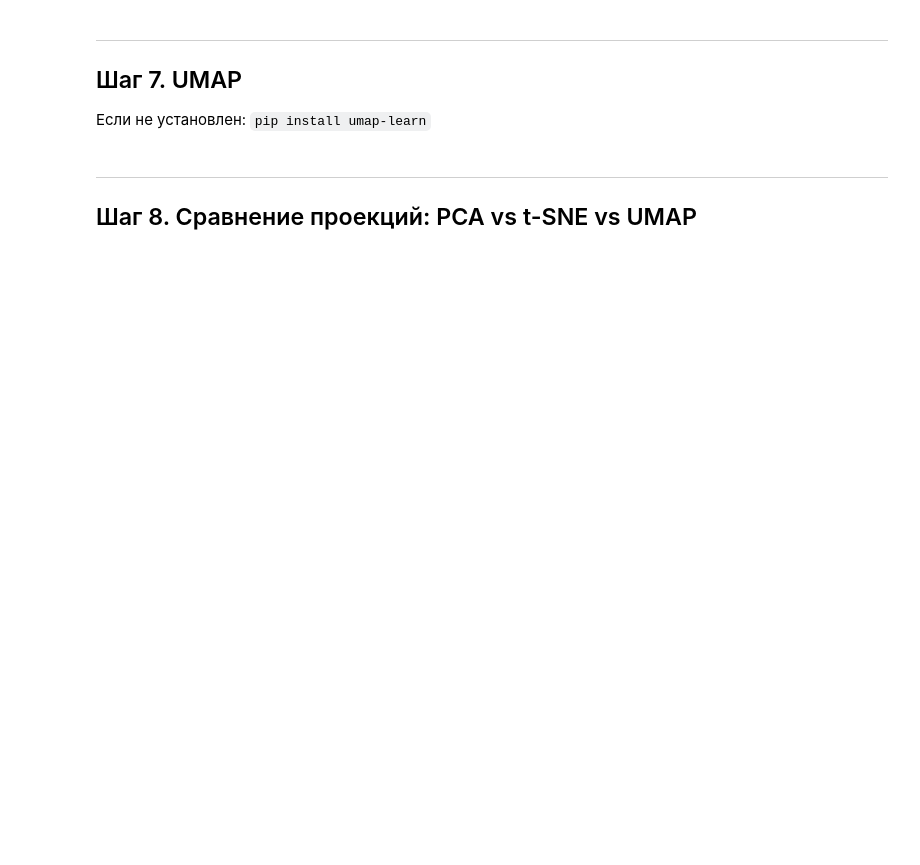
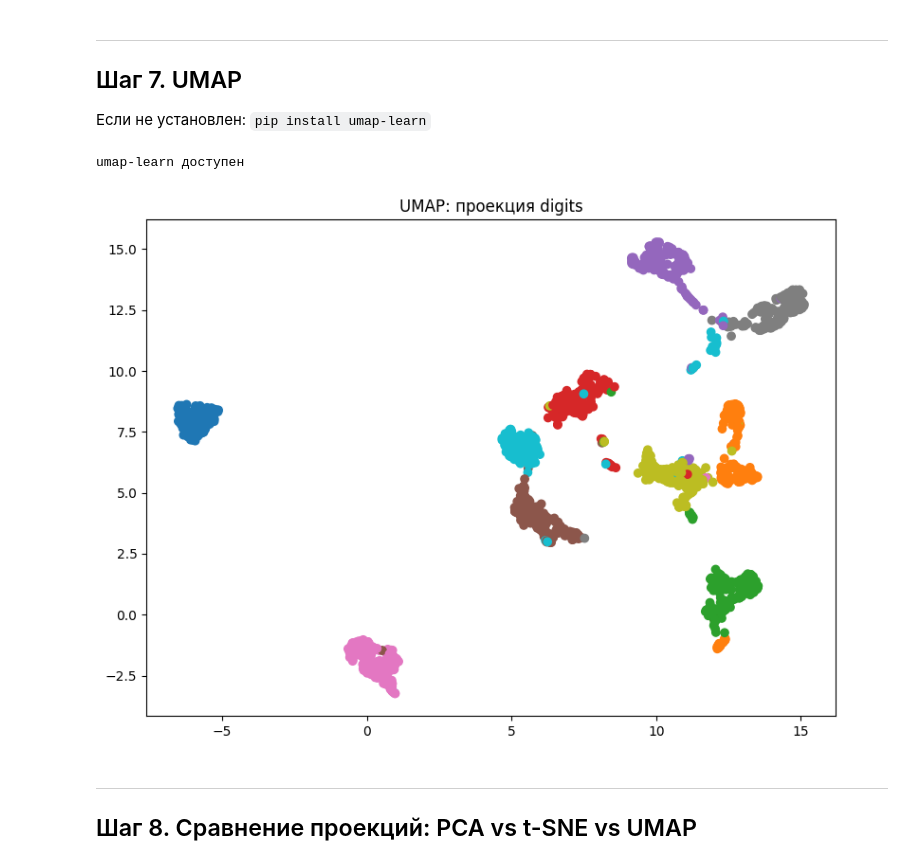
Before and after one commit to curseofuselessness/ml-course-homeworks, a Jupyter notebook: hw13_PCA/pca_practice_student.ipynb, the cells around one changed output. Drawn from its saved outputs; the diff is of its cells as text; code cells hidden in the pictures; blank space fills up the shorter version.

```diff
--- a/hw13_PCA/pca_practice_student.ipynb
+++ b/hw13_PCA/pca_practice_student.ipynb
@@ -269,21 +275,27 @@ plt.show()
 # %%
 try:
     import umap
     UMAP_AVAILABLE = True
     print("umap-learn доступен")
 except ImportError:
     print("Установите: pip install umap-learn")
     UMAP_AVAILABLE = False
 
 if UMAP_AVAILABLE:
     reducer = umap.UMAP(n_neighbors=15, min_dist=0.1, random_state=42)
-    X_umap = # YOUR CODE HERE
+    X_umap = reducer.fit_transform(X_scaled)
 
     plt.figure(figsize=(8, 6))
     # YOUR CODE HERE: scatter
+
+    plt.scatter(x=X_umap[:, 0], y=X_umap[:, 1], c=y, cmap='tab10')
+
     plt.title('UMAP: проекция digits')
     plt.tight_layout()
     plt.show()
+# %% [output]
+umap-learn доступен
+[figure, added]
 # %% [markdown]
 ---
 ## Шаг 8. Сравнение проекций: PCA vs t-SNE vs UMAP
```
Also changed, not shown: parts of 5 cells of this notebook, 1 other file.
